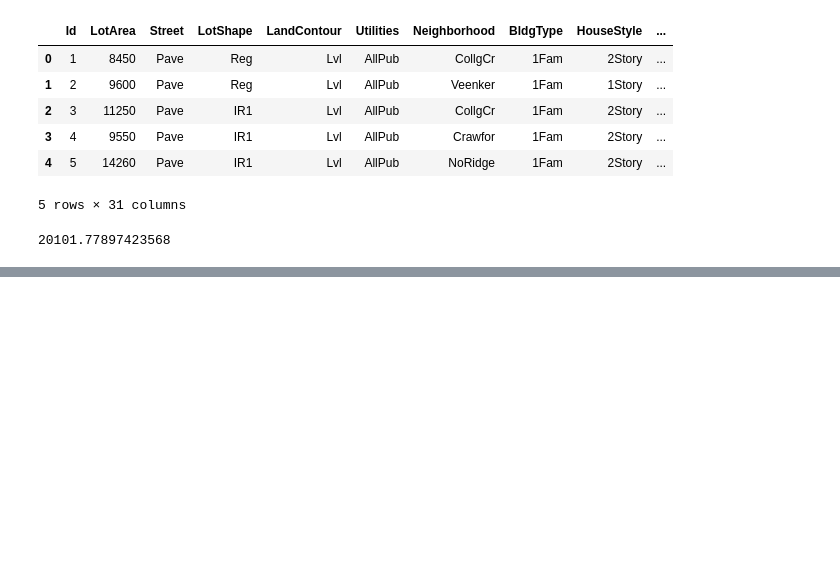
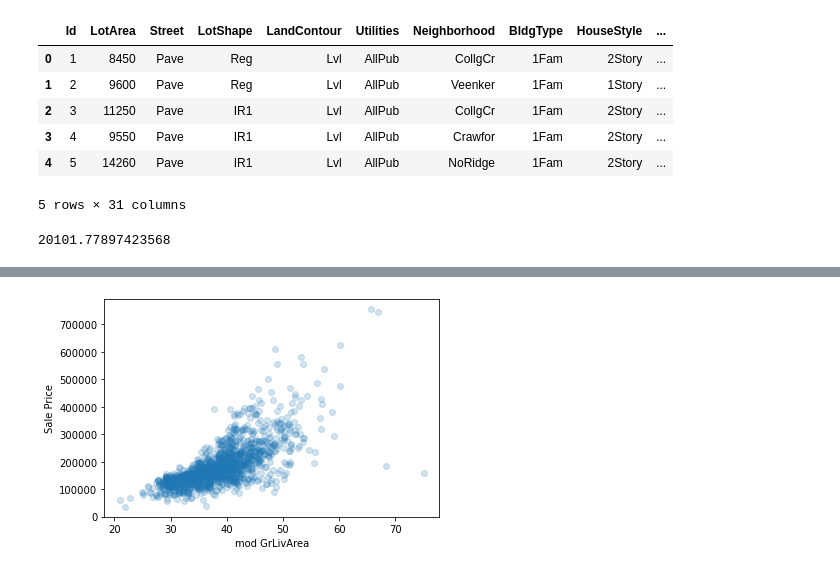
Before and after one commit to maxguy2001/StatsCaseStudiesSem2, a Jupyter notebook: Part2/max.ipynb, the cells around one changed output, grey strips where cells are left out. Drawn from its saved outputs; the diff is of its cells as text; code cells hidden in the pictures; blank space fills up the shorter version.

```diff
--- a/Part2/max.ipynb
+++ b/Part2/max.ipynb
@@ -55,0 +62,8 @@ mean_abs_error
+# %%
+log_gla = [np.sqrt(x) for x in df["GrLivArea"].tolist()]
+plt.scatter(x=log_gla, y = df["SalePrice"].tolist(), alpha=0.2)
+plt.xlabel("mod GrLivArea")
+plt.ylabel("Sale Price")
+plt.show()
+# %% [output]
+[figure, added]
```
Also changed, not shown: parts of 7 cells of this notebook, 1 other file.
